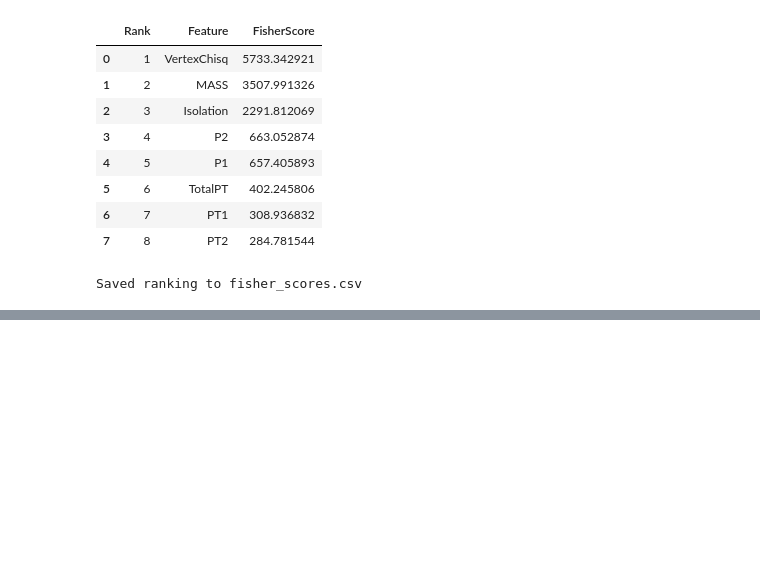
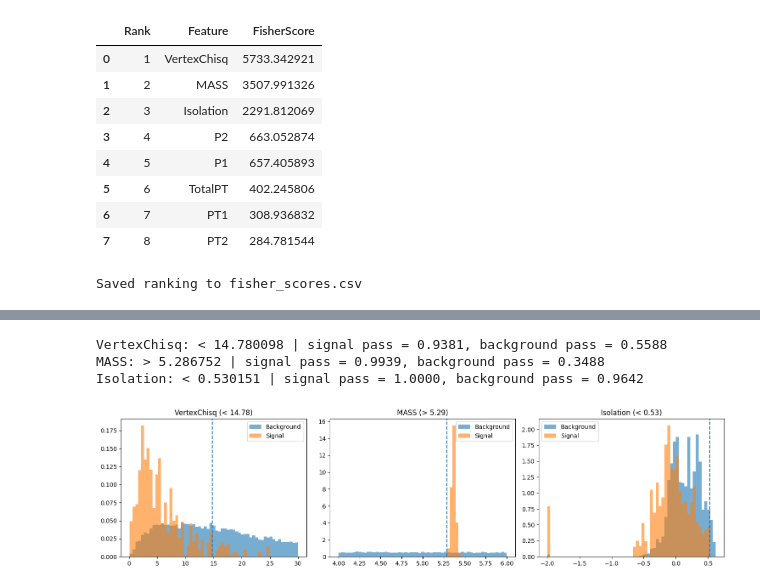
Before and after one commit to kaikoepchen/Particle_Discovery, a Jupyter notebook: features.ipynb, the cells around one changed output, grey strips where cells are left out. Drawn from its saved outputs; the diff is of its cells as text; code cells hidden in the pictures; blank space fills up the shorter version.

```diff
--- a/features.ipynb
+++ b/features.ipynb
@@ -121,0 +302,6 @@ Saved ranking to fisher_scores.csv
+# %%
+#closer look at the top 3 features and their ranges for signal and background
+for f in top3_features:
+    print(f"\n{f}")
+    print(" signal   min/max:", signal[f].min(), signal[f].max())
+    print(" background min/max:", background[f].min(), background[f].max())
@@ -121,0 +320,40 @@ Saved ranking to fisher_scores.csv
+# %%
+#print best cuts
+cuts = best_final["cuts"]
+
+for f, (direction, thr) in cuts.items():
+    if direction == "<":
+        sig_pass = (signal[f] < thr).mean()
+        bkg_pass = (background[f] < thr).mean()
+    else:
+        sig_pass = (signal[f] > thr).mean()
+        bkg_pass = (background[f] > thr).mean()
+    print(f"{f}: {direction} {thr:.6f} | signal pass = {sig_pass:.4f}, background pass = {bkg_pass:.4f}")
+# %% [output]
+VertexChisq: < 14.780098 | signal pass = 0.9381, background pass = 0.5588
+MASS: > 5.286752 | signal pass = 0.9939, background pass = 0.3488
+Isolation: < 0.530151 | signal pass = 1.0000, background pass = 0.9642
+# %%
+#plot the distributions of the top 3 features with the cuts indicated
+#double check that we have a plots folder create if not
+os.makedirs("plots", exist_ok=True)
+
+fig, axes = plt.subplots(1, 3, figsize=(15, 4))
+
+for ax, f in zip(axes, top3_features):
+    all_vals = np.concatenate([signal[f].to_numpy(), background[f].to_numpy()])
+    bins = np.linspace(all_vals.min(), all_vals.max(), 60)
+
+    ax.hist(background[f], bins=bins, alpha=0.6, density=True, label="Background")
+    ax.hist(signal[f], bins=bins, alpha=0.6, density=True, label="Signal")
+
+    direction, thr = best_final["cuts"][f]
+    ax.axvline(thr, linestyle="--")
+    ax.set_title(f"{f} ({direction} {thr:.2f})")
+    ax.legend()
+
+plt.tight_layout()
+plt.savefig("plots/top3_features_with_cuts.png", dpi=300, bbox_inches="tight")
+plt.show()
+# %% [output]
+[figure, added]
```
Also changed, not shown: parts of 3 cells of this notebook.
